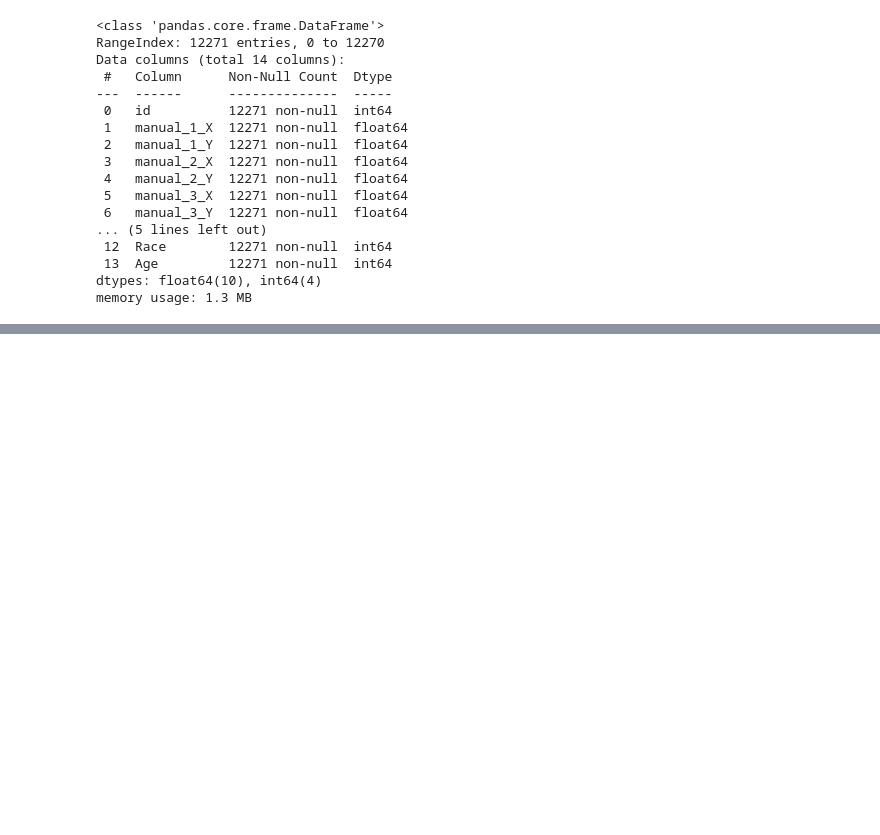
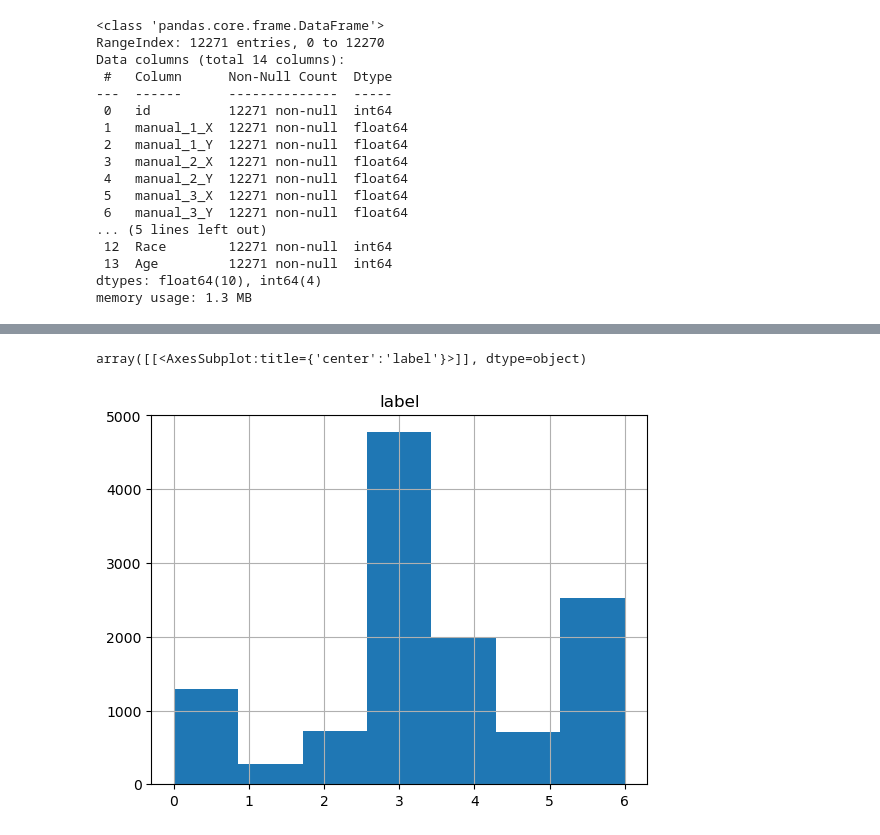
Before and after one commit to legobridge/facial-expression-recognition, a Jupyter notebook: notebooks/CleanedUp_Corrales_MLProject_EDAipynb.ipynb, the cells around one changed output, grey strips where cells are left out. Cells and saved outputs as stored; diff of their text form; code cells hidden in the pictures; blank space fills up the shorter version.

```diff
--- a/notebooks/CleanedUp_Corrales_MLProject_EDAipynb.ipynb
+++ b/notebooks/CleanedUp_Corrales_MLProject_EDAipynb.ipynb
@@ -1007,0 +1018,5 @@ memory usage: 1.3 MB
+# %%
+train_df.hist(column='label', bins=7)
+# %% [output]
+array([[<AxesSubplot:title={'center':'label'}>]], dtype=object)
+[figure, added]
```
Also changed, not shown: parts of 5 cells of this notebook, 2 other files.
